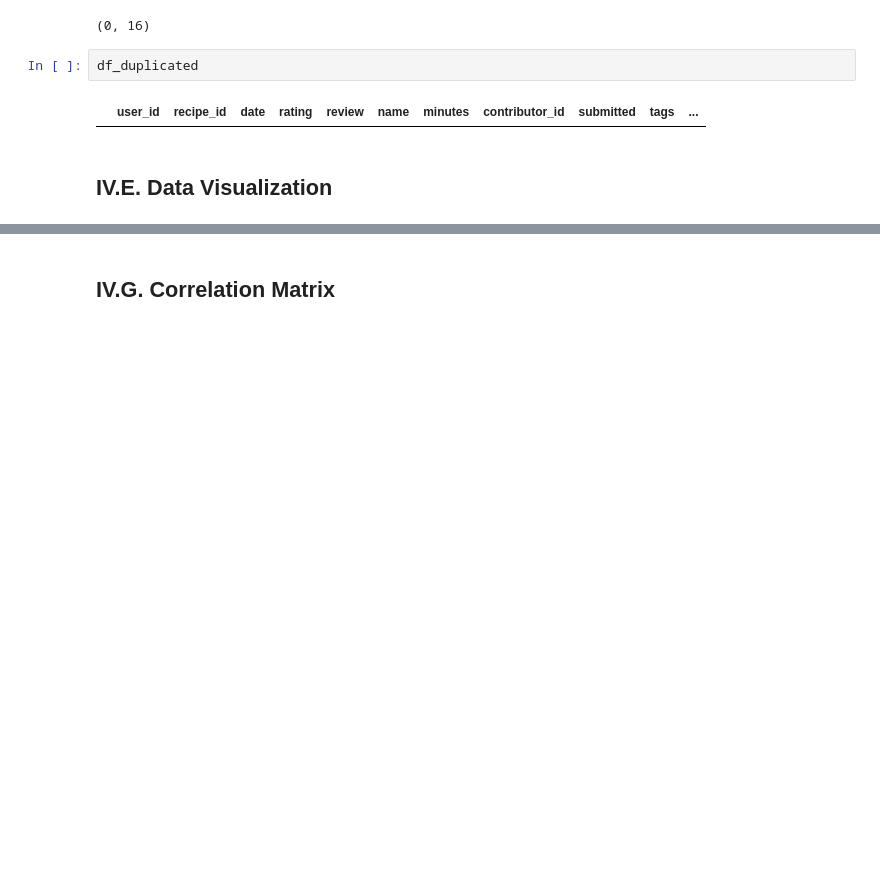
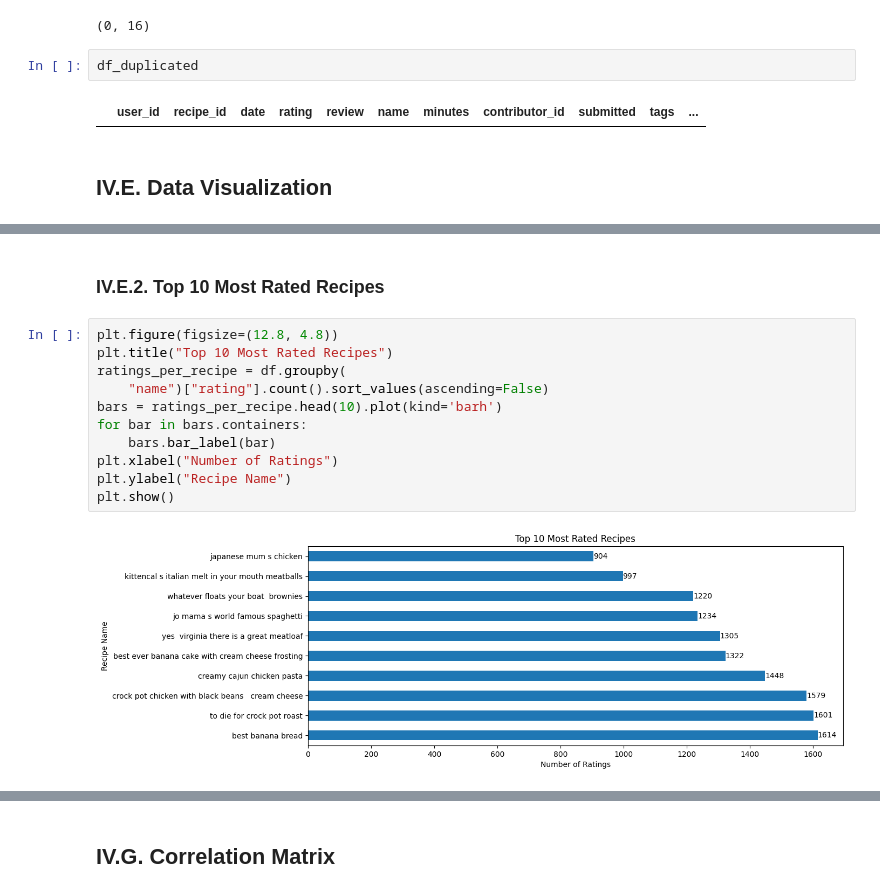
Before and after one commit to hardefarogonondo/FoodDotCom-recipe-recommendation-engine, a Jupyter notebook: notebooks/hardefarogonondo/2_exploratory_data_analysis_and_preprocessing/exploratory_data_analysis_and_preprocessing.ipynb, the cells around one changed output, grey strips where cells are left out. Drawn from its saved outputs; the diff is of its cells as text; blank space fills up the shorter version.

```diff
--- a/notebooks/hardefarogonondo/2_exploratory_data_analysis_and_preprocessing/exploratory_data_analysis_and_preprocessing.ipynb
+++ b/notebooks/hardefarogonondo/2_exploratory_data_analysis_and_preprocessing/exploratory_data_analysis_and_preprocessing.ipynb
@@ -158,0 +126,15 @@ plt.show()
+# %% [markdown]
+### IV.E.2. Top 10 Most Rated Recipes
+# %%
+plt.figure(figsize=(12.8, 4.8))
+plt.title("Top 10 Most Rated Recipes")
+ratings_per_recipe = df.groupby(
+    "name")["rating"].count().sort_values(ascending=False)
+bars = ratings_per_recipe.head(10).plot(kind='barh')
+for bar in bars.containers:
+    bars.bar_label(bar)
+plt.xlabel("Number of Ratings")
+plt.ylabel("Recipe Name")
+plt.show()
+# %% [output]
+[figure, added]
```
Also changed, not shown: parts of 39 cells of this notebook.
